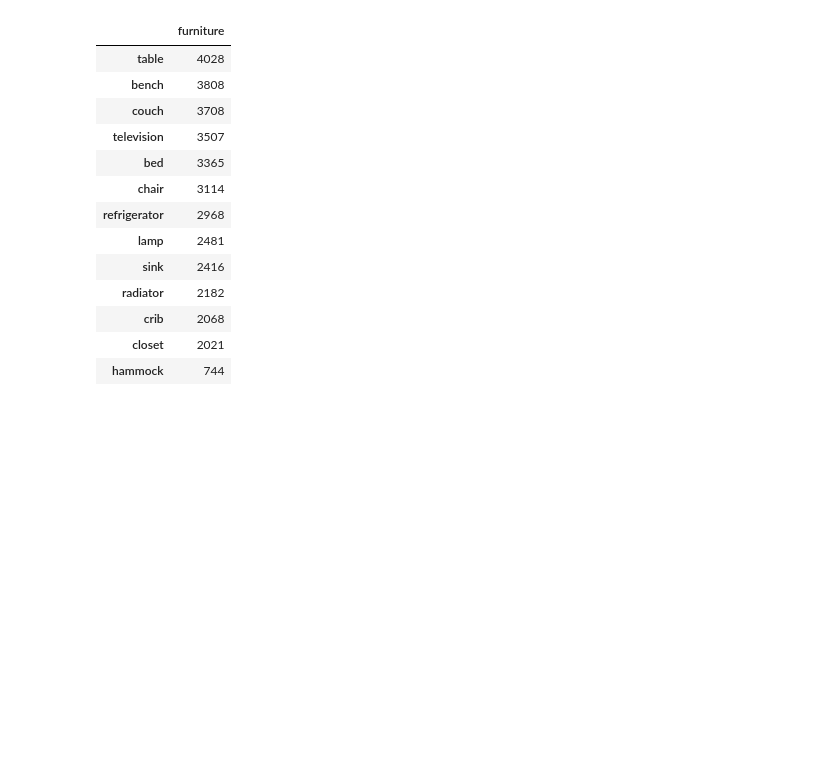
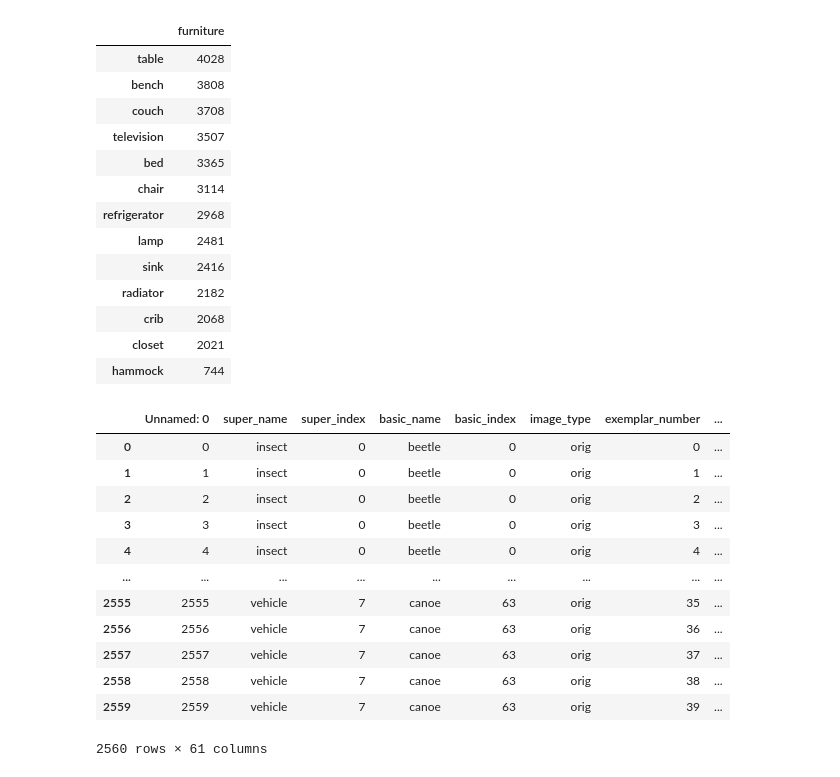
Before and after one commit to mmhenderson/featsynth, a Jupyter notebook: code/prep_images/notebooks/choose_comb64_categs.ipynb, the cells around one changed output. Cells and saved outputs as stored; diff of their text form; code cells hidden in the pictures; blank space fills up the shorter version.

Commit message:
updating code for picking images in comb64 set

```diff
--- a/code/prep_images/notebooks/choose_comb64_categs.ipynb
+++ b/code/prep_images/notebooks/choose_comb64_categs.ipynb
@@ -401,3 +401,22 @@ furniture
 | crib | 2068 |
 | closet | 2021 |
 | hammock | 744 |
+# %%
+fn = '/user_data/mmhender/featsynth/features/raw/images_comb64_list.csv'
+# %%
+df = pd.read_csv(fn)
+df
+# %% [output]
+|  | Unnamed: 0 | super_name | super_index | basic_name | basic_index | image_type | exemplar_number | ... |
+| 0 | 0 | insect | 0 | beetle | 0 | orig | 0 | ... |
+| 1 | 1 | insect | 0 | beetle | 0 | orig | 1 | ... |
+| 2 | 2 | insect | 0 | beetle | 0 | orig | 2 | ... |
+| 3 | 3 | insect | 0 | beetle | 0 | orig | 3 | ... |
+| 4 | 4 | insect | 0 | beetle | 0 | orig | 4 | ... |
+| ... | ... | ... | ... | ... | ... | ... | ... | ... |
+| 2555 | 2555 | vehicle | 7 | canoe | 63 | orig | 35 | ... |
+| 2556 | 2556 | vehicle | 7 | canoe | 63 | orig | 36 | ... |
+| 2557 | 2557 | vehicle | 7 | canoe | 63 | orig | 37 | ... |
+| 2558 | 2558 | vehicle | 7 | canoe | 63 | orig | 38 | ... |
+| 2559 | 2559 | vehicle | 7 | canoe | 63 | orig | 39 | ... |
+2560 rows × 61 columns
```
Also changed, not shown: parts of 3 cells of this notebook, 3 other files.
